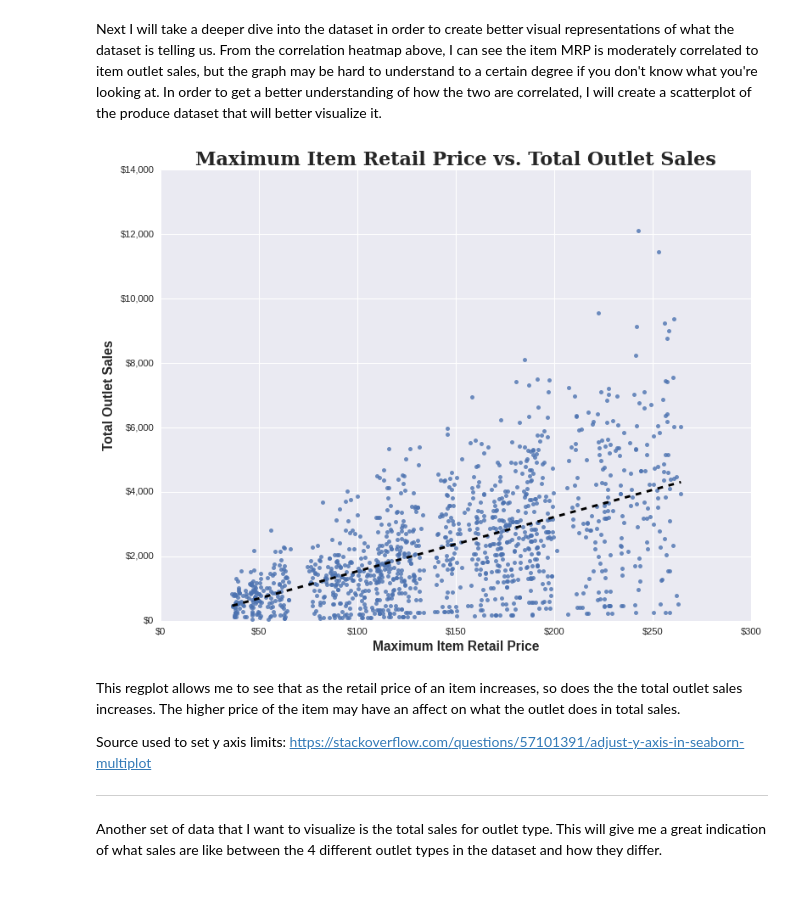
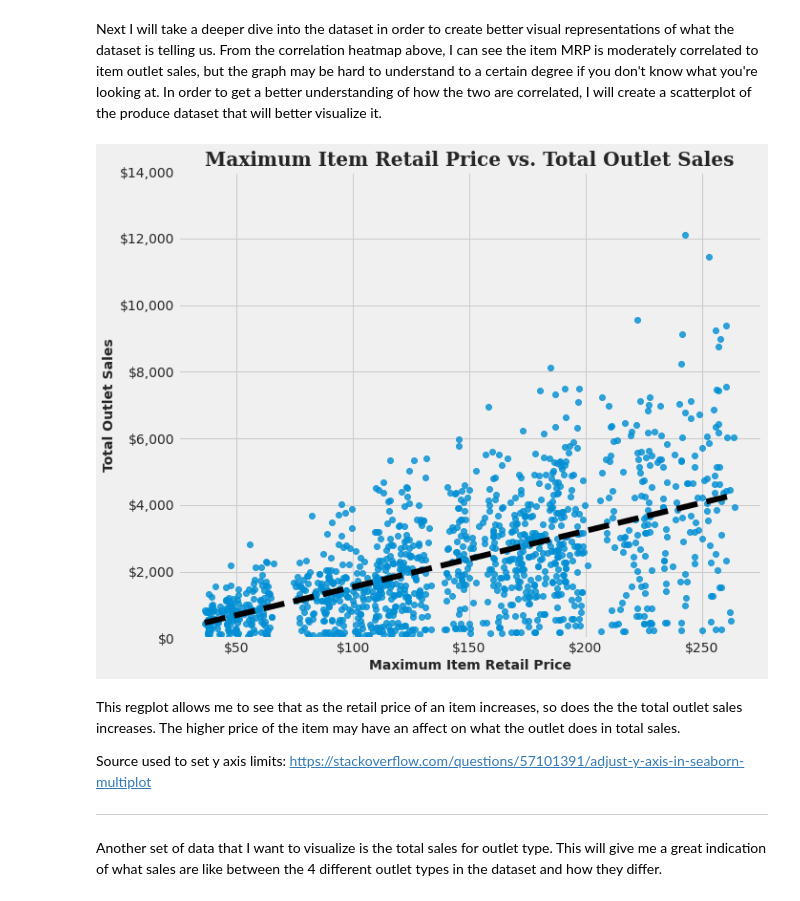
Before and after one commit to joshlensing/Food-Sales-Predictions, a Jupyter notebook: Outlet_Sales_Predictions_Data_Exploration.ipynb, the cells around one changed output. Cells and saved outputs as stored; diff of their text form; code cells hidden in the pictures.

```diff
--- a/Outlet_Sales_Predictions_Data_Exploration.ipynb
+++ b/Outlet_Sales_Predictions_Data_Exploration.ipynb
@@ -215,6 +199,6 @@ We can see that imputing the value directly allowed me to fill in the missing da
 
 I want to now delete any columns in the dataset that are unnecessary or have values that are unique to each row, as these will not help when the data is run through machine learning.
 # %%
-df_sales.drop(columns = ['Item_Identifier', 'Item_Visibility', 'Outlet_Identifier', 'Outlet_Location_Type'], inplace=True)
+df_sales.drop(columns = ['Item_Identifier', 'Outlet_Identifier', 'Outlet_Location_Type'], inplace=True)
 df_sales.head()
 # %% [output]
@@ -381,18 +365,21 @@ Each item has a strong correlation to itself, of course, as any number over 0.7
 # %% [markdown]
 Next I will take a deeper dive into the dataset in order to create better visual representations of what the dataset is telling us. From the correlation heatmap above, I can see the item MRP is moderately correlated to item outlet sales, but the graph may be hard to understand to a certain degree if you don't know what you're looking at. In order to get a better understanding of how the two are correlated, I will create a scatterplot of the produce dataset that will better visualize it.
 # %%
-price_fmt = mpl.ticker.StrMethodFormatter('${x:,.0f}')
-fig, ax = plt.subplots(figsize=(10, 8))
-sns.regplot(data=df_produce, x='Item_MRP', y='Item_Outlet_Sales', ci = None, line_kws = {'color': 'black', 'ls': '--'});
-ax.set_xlabel('Maximum Item Retail Price', fontsize = 14, fontweight = 'bold');
-ax.set_ylabel('Total Outlet Sales', fontsize = 14, fontweight = 'bold');
-ax.set_title('Maximum Item Retail Price vs. Total Outlet Sales', fontsize = 20, fontweight = 'black',
-             fontfamily='serif');
-ax.axes.set_ylim(0,14000)
-ax.xaxis.set_major_formatter(price_fmt)
-ax.yaxis.set_major_formatter(price_fmt)
+with plt.style.context('fivethirtyeight'):
+  price_fmt = mpl.ticker.StrMethodFormatter('${x:,.0f}')
+  fig, ax = plt.subplots(figsize=(10, 8))
+  sns.regplot(data=df_produce, x='Item_MRP', y='Item_Outlet_Sales', ci = None, line_kws = {'color': 'black', 'ls': '--'});
+  ax.set_xlabel('Maximum Item Retail Price', fontsize = 14, fontweight = 'bold');
+  ax.set_ylabel('Total Outlet Sales', fontsize = 14, fontweight = 'bold');
+  ax.set_title('Maximum Item Retail Price vs. Total Outlet Sales', fontsize = 20, fontweight = 'black',
+              fontfamily='serif');
+  ax.axes.set_ylim(0,14000)
+  ax.xaxis.set_major_formatter(price_fmt)
+  ax.yaxis.set_major_formatter(price_fmt)
+  fig.tight_layout()
+  plt.savefig('MaxRetailPriceVSOutletSales.png', dpi = 50)
 # %% [output]
-[figure, old version]
+[figure, new version]
 # %% [markdown]
 This regplot allows me to see that as the retail price of an item increases, so does the the total outlet sales increases. The higher price of the item may have an affect on what the outlet does in total sales.
 
```
Also changed, not shown: parts of 12 cells of this notebook.
